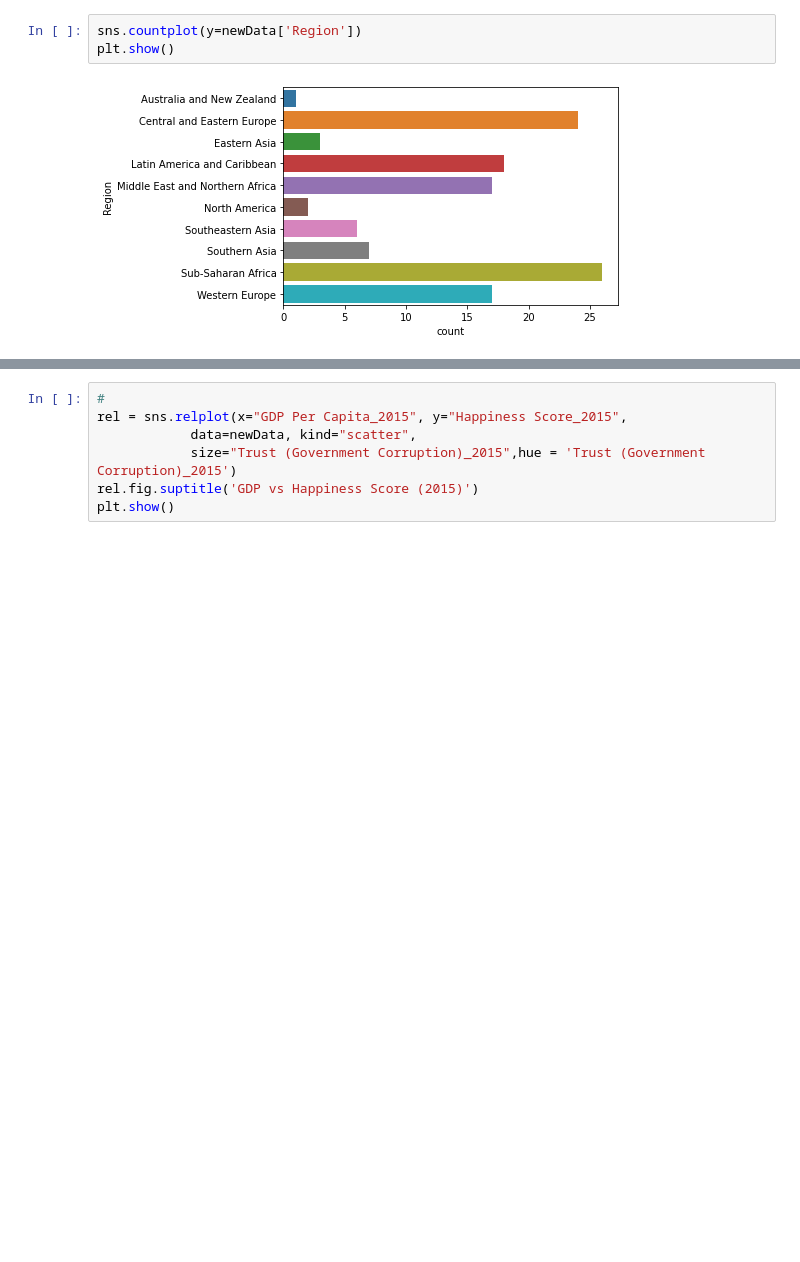
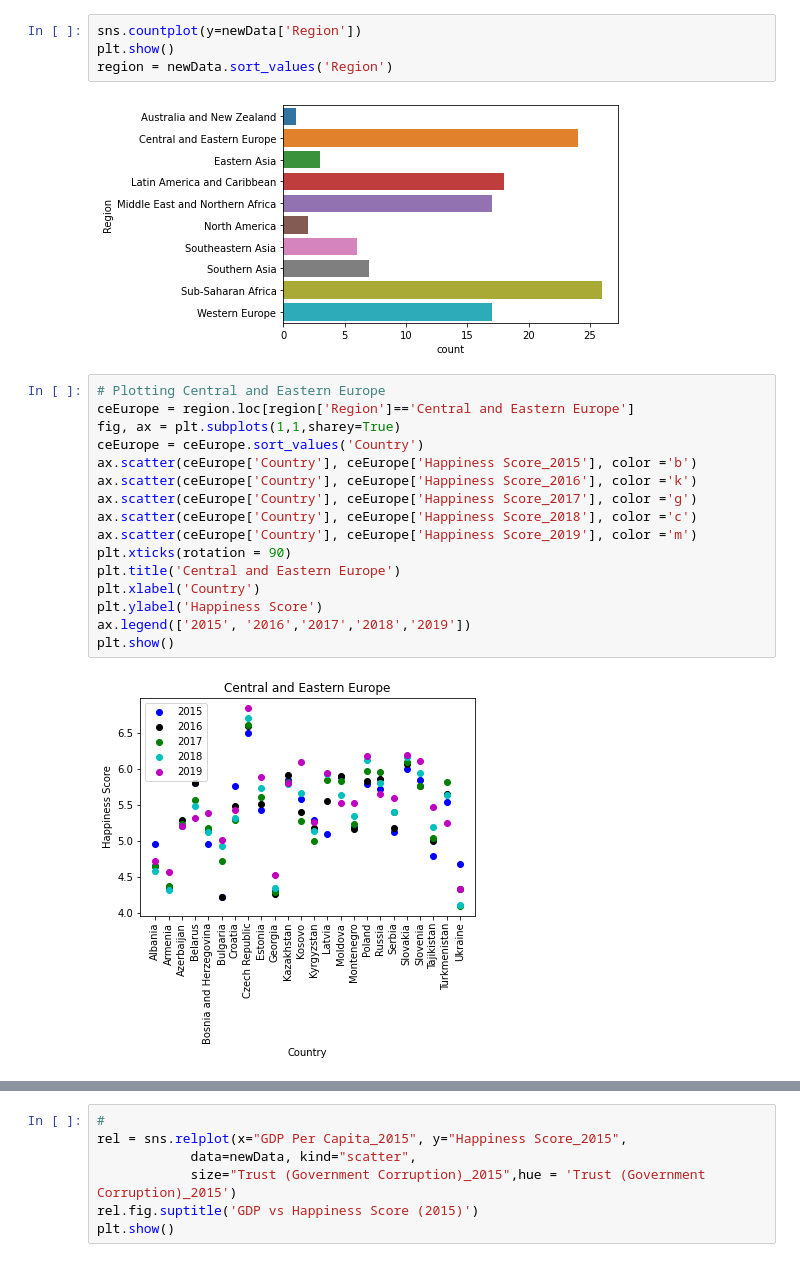
Before and after one commit to jjb4547/MATH493_Project, a Jupyter notebook: Happiness_Project_2.ipynb, the cells around one changed output, grey strips where cells are left out. Drawn from its saved outputs; the diff is of its cells as text; blank space fills up the shorter version.

Commit message:
Made changes to the graphs.

```diff
--- a/Happiness_Project_2.ipynb
+++ b/Happiness_Project_2.ipynb
@@ -240,5 +239,24 @@ dtype: int64
 # %%
 sns.countplot(y=newData['Region'])
 plt.show()
+region = newData.sort_values('Region')
 # %% [output]
 [figure]
+# %%
+# Plotting Central and Eastern Europe
+ceEurope = region.loc[region['Region']=='Central and Eastern Europe']
+fig, ax = plt.subplots(1,1,sharey=True)
+ceEurope = ceEurope.sort_values('Country')
+ax.scatter(ceEurope['Country'], ceEurope['Happiness Score_2015'], color ='b')
+ax.scatter(ceEurope['Country'], ceEurope['Happiness Score_2016'], color ='k')
+ax.scatter(ceEurope['Country'], ceEurope['Happiness Score_2017'], color ='g')
+ax.scatter(ceEurope['Country'], ceEurope['Happiness Score_2018'], color ='c')
+ax.scatter(ceEurope['Country'], ceEurope['Happiness Score_2019'], color ='m')
+plt.xticks(rotation = 90)
+plt.title('Central and Eastern Europe')
+plt.xlabel('Country')
+plt.ylabel('Happiness Score')
+ax.legend(['2015', '2016','2017','2018','2019'])
+plt.show()
+# %% [output]
+[figure, added]
```
Also changed, not shown: parts of 12 cells of this notebook.
